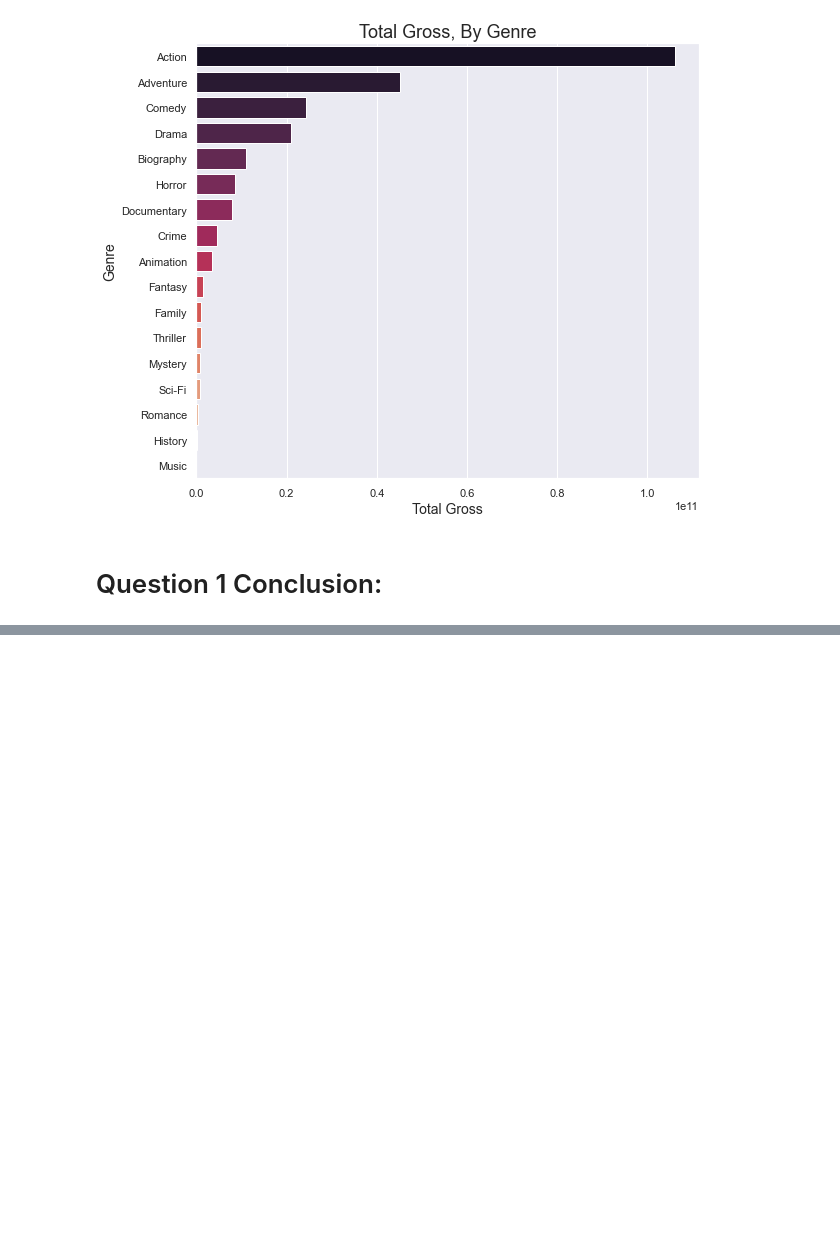
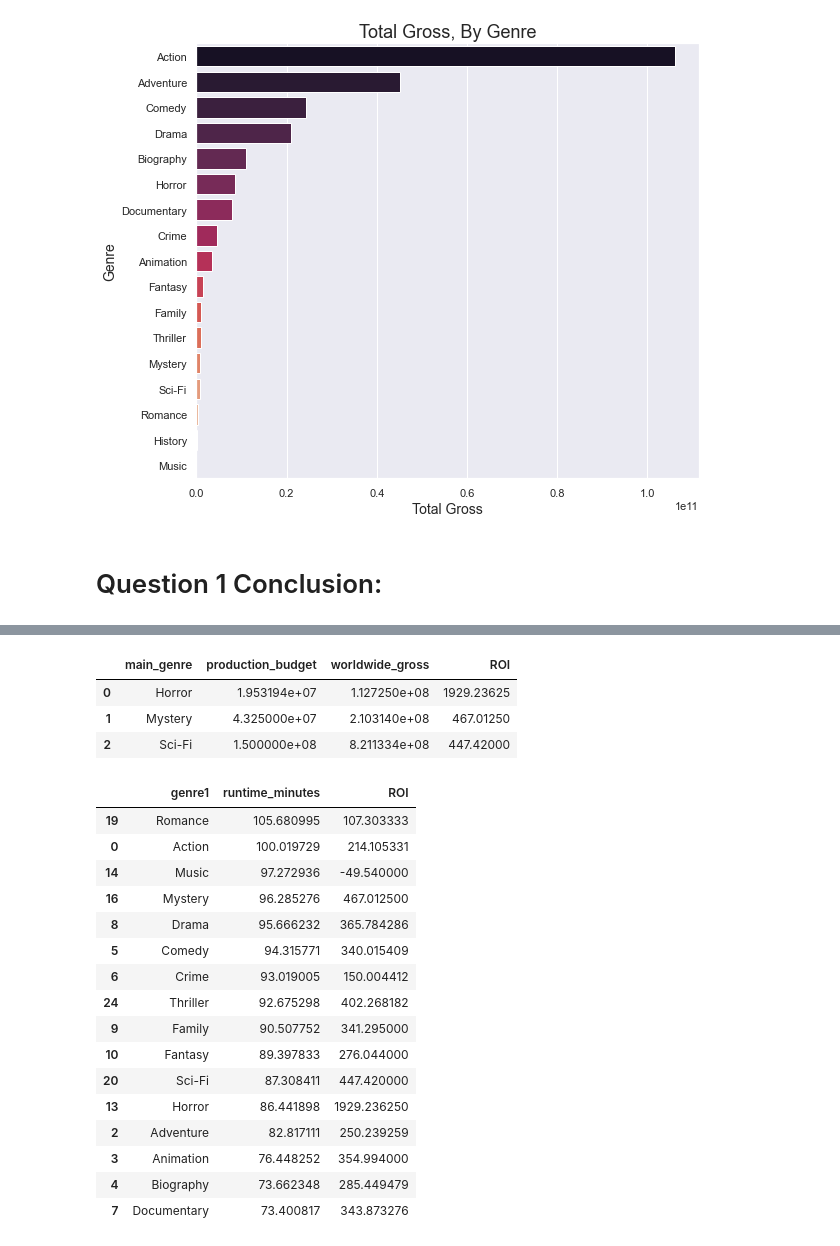
Before and after one commit to christiantsui/Movie-Data-Exploratory-Analysis, a Jupyter notebook: student.ipynb, the cells around one changed output, grey strips where cells are left out. Drawn from its saved outputs; the diff is of its cells as text; code cells hidden in the pictures; blank space fills up the shorter version.

```diff
--- a/student.ipynb
+++ b/student.ipynb
@@ -393,0 +477,7 @@ plt.ylabel('Genre', fontsize=14);
+# %%
+gross_genre_budget.head(3)
+# %% [output]
+|  | main_genre | production_budget | worldwide_gross | ROI |
+| 0 | Horror | 1.953194e+07 | 1.127250e+08 | 1929.23625 |
+| 1 | Mystery | 4.325000e+07 | 2.103140e+08 | 467.01250 |
+| 2 | Sci-Fi | 1.500000e+08 | 8.211334e+08 | 447.42000 |
@@ -393,0 +495,20 @@ plt.ylabel('Genre', fontsize=14);
+# %%
+runtime_roi
+# %% [output]
+|  | genre1 | runtime_minutes | ROI |
+| 19 | Romance | 105.680995 | 107.303333 |
+| 0 | Action | 100.019729 | 214.105331 |
+| 14 | Music | 97.272936 | -49.540000 |
+| 16 | Mystery | 96.285276 | 467.012500 |
+| 8 | Drama | 95.666232 | 365.784286 |
+| 5 | Comedy | 94.315771 | 340.015409 |
+| 6 | Crime | 93.019005 | 150.004412 |
+| 24 | Thriller | 92.675298 | 402.268182 |
+| 9 | Family | 90.507752 | 341.295000 |
+| 10 | Fantasy | 89.397833 | 276.044000 |
+| 20 | Sci-Fi | 87.308411 | 447.420000 |
+| 13 | Horror | 86.441898 | 1929.236250 |
+| 2 | Adventure | 82.817111 | 250.239259 |
+| 3 | Animation | 76.448252 | 354.994000 |
+| 4 | Biography | 73.662348 | 285.449479 |
+| 7 | Documentary | 73.400817 | 343.873276 |
```
Also changed, not shown: parts of 25 cells of this notebook.
